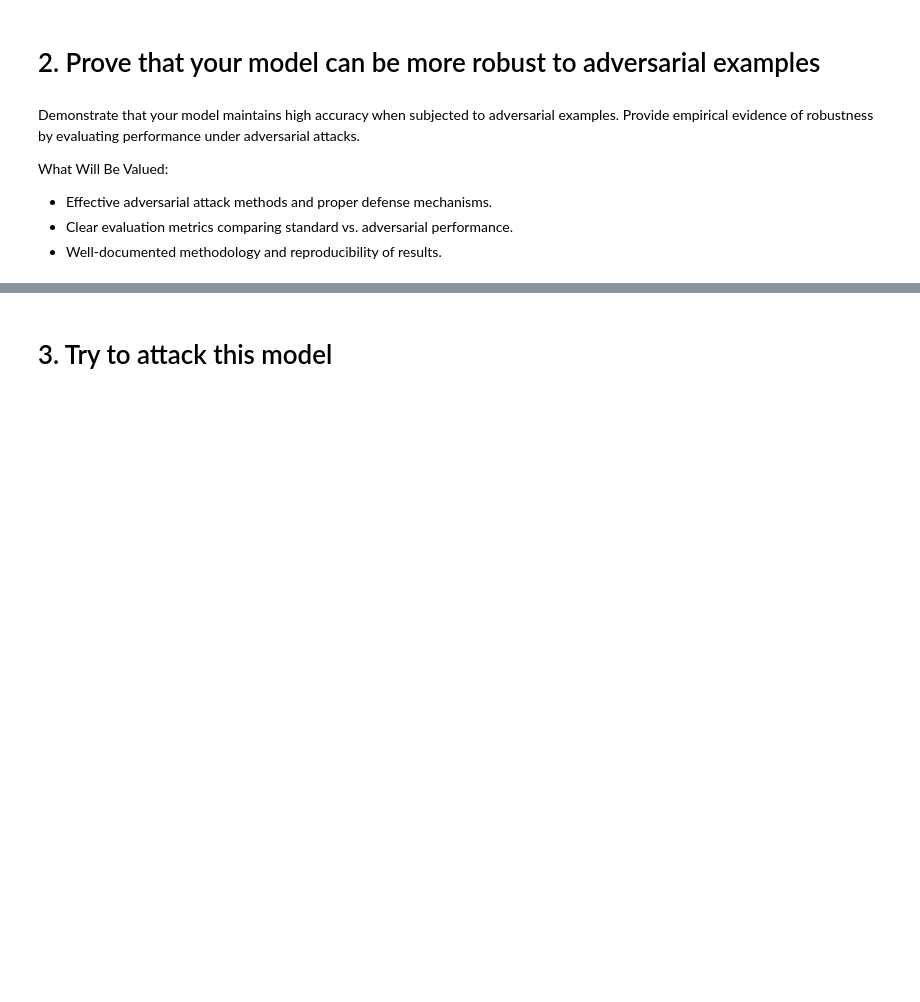
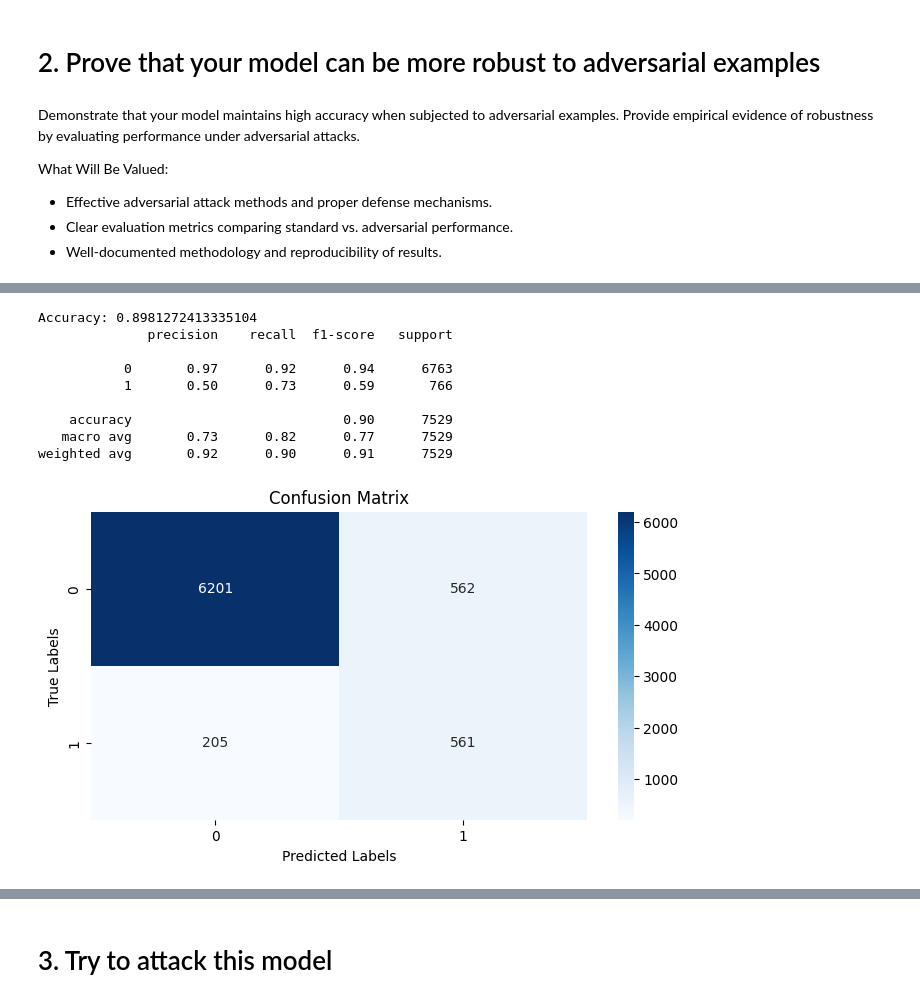
Before and after one commit to pintamonas4575/Security-project-MAADM-UPM, a Jupyter notebook: malware_solution.ipynb, the cells around one changed output, grey strips where cells are left out. Drawn from its saved outputs; the diff is of its cells as text; code cells hidden in the pictures; blank space fills up the shorter version.

```diff
--- a/malware_solution.ipynb
+++ b/malware_solution.ipynb
@@ -493,0 +540,35 @@ What Will Be Valued:
+# %%
+large_model = torch.load('malware_large_NN_model.pt', weights_only=False)
+# %%
+test = X_test.values.copy()
+best_individual = [3, 75, 64, 6, 98, 94, 4, 71]
+test[:,0] = best_individual[0]
+test[:,4] = best_individual[4]
+test[:,5] = best_individual[5]
+test[:,6] = best_individual[6]
+
+test = torch.tensor(test, dtype=torch.float32).to(device)
+predictions = large_model(test.to(device))
+predictions = torch.argmax(predictions, dim=1)
+predictions = predictions.cpu().numpy()
+print(f"Accuracy: {accuracy_score(y_test, predictions)}")
+print(classification_report(y_test, predictions))
+
+cm = confusion_matrix(y_test, predictions)
+plt.figure(figsize=(8,4))
+sns.heatmap(cm, annot=True, fmt='d', cmap='Blues')
+plt.xlabel('Predicted Labels')
+plt.ylabel('True Labels')
+plt.title('Confusion Matrix')
+plt.show()
+# %% [output]
+Accuracy: 0.8981272413335104
+              precision    recall  f1-score   support
+
+           0       0.97      0.92      0.94      6763
+           1       0.50      0.73      0.59       766
+
+    accuracy                           0.90      7529
+   macro avg       0.73      0.82      0.77      7529
+weighted avg       0.92      0.90      0.91      7529
+[figure, added]
```
Also changed, not shown: parts of 29 cells of this notebook, 2 other files.
